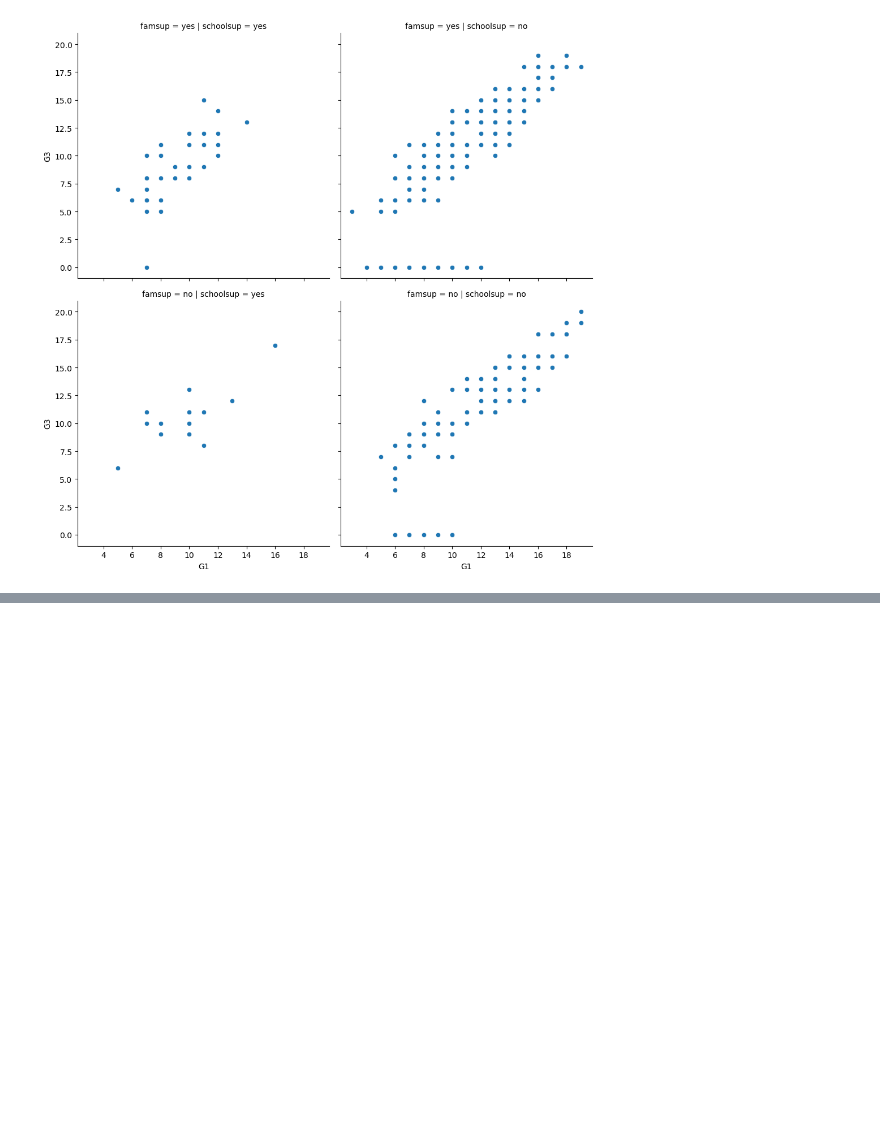
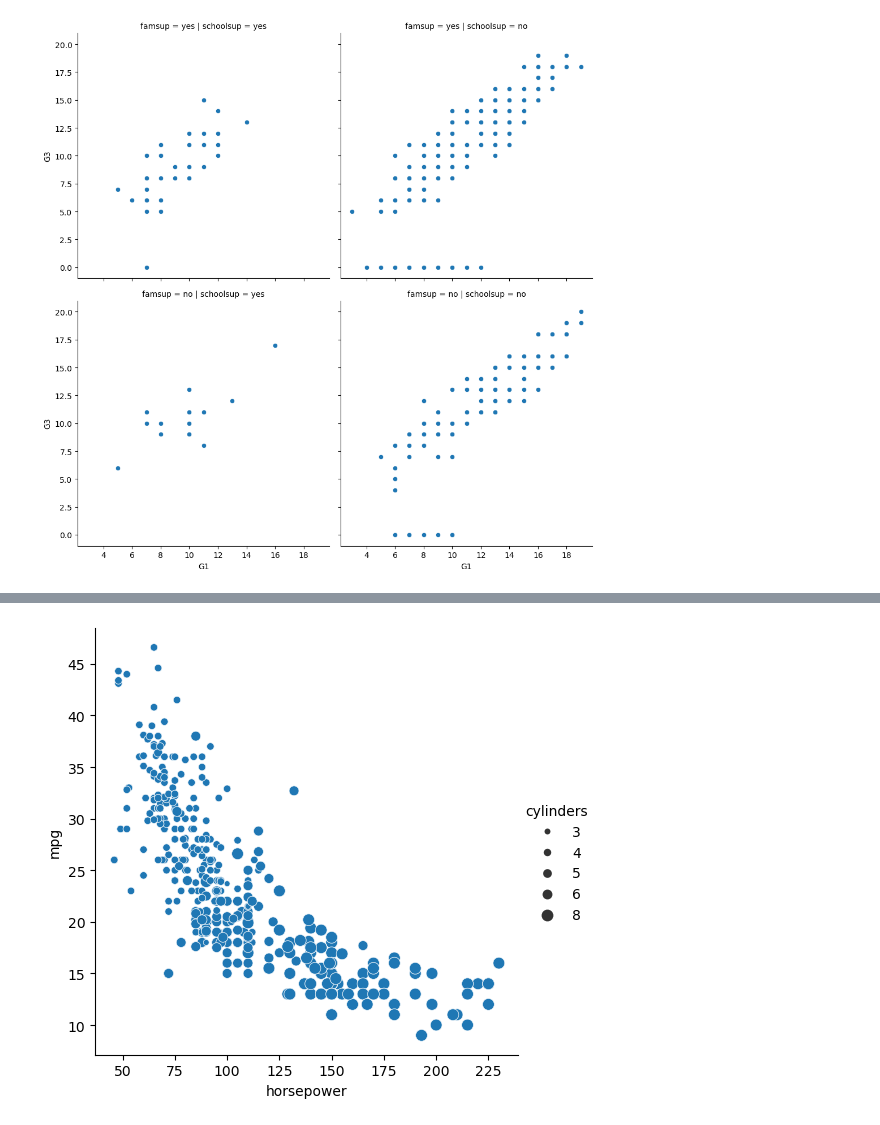
Before and after one commit to cintia-shinoda/python, a Jupyter notebook: 02-Datacamp-Python/05-Intro-Data-Viz-Seaborn/2-Visualizing-2-Quant-Variables.ipynb, the cells around one changed output, grey strips where cells are left out. Saved outputs shown, nothing was run; the diff lists cells and outputs as text; code cells hidden in the pictures; blank space fills up the shorter version.

```diff
--- a/02-Datacamp-Python/05-Intro-Data-Viz-Seaborn/2-Visualizing-2-Quant-Variables.ipynb
+++ b/02-Datacamp-Python/05-Intro-Data-Viz-Seaborn/2-Visualizing-2-Quant-Variables.ipynb
@@ -109,0 +152,7 @@ plt.show()
+# %%
+# In this exercise, we'll explore Seaborn's mpg dataset, which contains one row per car model and includes information such as the year the car was made, the number of miles per gallon ("M.P.G.") it achieves, the power of its engine (measured in "horsepower"), and its country of origin.
+
+# What is the relationship between the power of a car's engine ("horsepower") and its fuel efficiency ("mpg")? And how does this relationship vary by the number of cylinders ("cylinders") the car has? Let's find out.
+
+mpg = pd.read_csv("datasets/mpg.csv")
+print(mpg.head())
@@ -109,0 +173,9 @@ plt.show()
+# %%
+# Use relplot() and the mpg DataFrame to create a scatter plot with "horsepower" on the x-axis and "mpg" on the y-axis. Vary the size of the points by the number of cylinders in the car ("cylinders").
+
+# Create scatter plot of horsepower vs. mpg
+sns.relplot(x="horsepower", y="mpg", data=mpg, size="cylinders", kind="scatter")
+
+plt.show()
+# %% [output]
+[figure, added]
```
Also changed, not shown: parts of 16 cells of this notebook, 3 other files.
